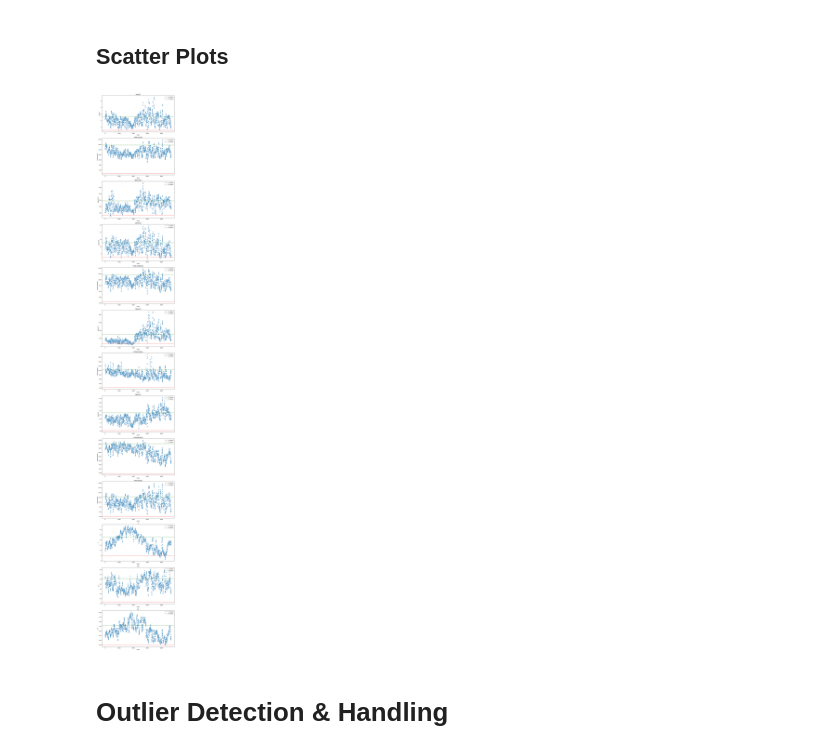
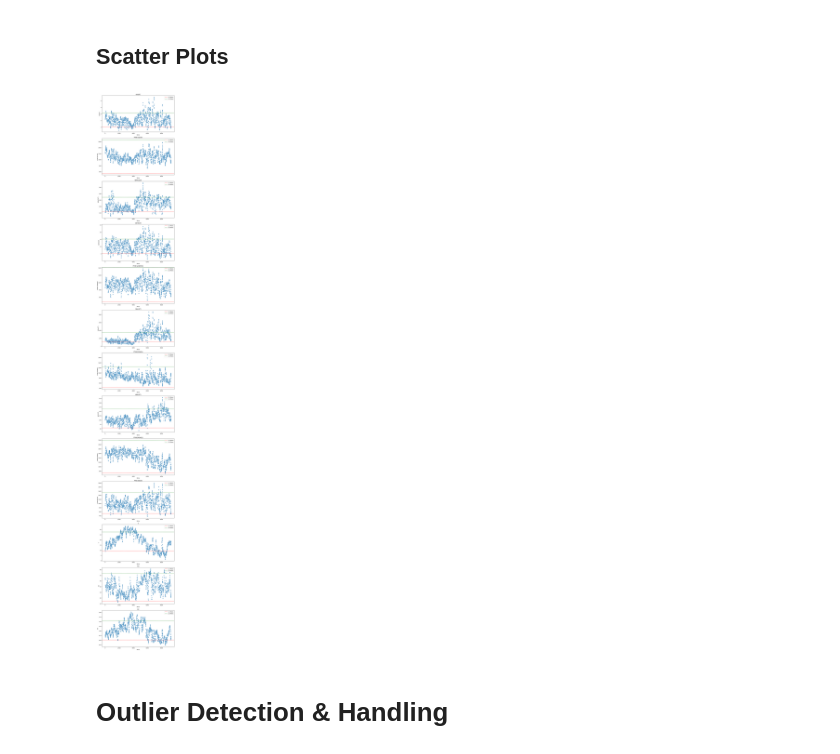
Before and after one commit to SushrutaBera/TAM-task, a Jupyter notebook: main.ipynb, the cells around one changed output. Cells and saved outputs as stored; diff of their text form; code cells hidden in the pictures.

```diff
--- a/main.ipynb
+++ b/main.ipynb
@@ -137,29 +138,29 @@ plt.show()
 # %%
 rolling_data = data.rolling(window=24).mean().iloc[::7]
 
 num_columns = rolling_data.shape[1]
 
 fig, axes = plt.subplots(nrows=13, ncols=1, figsize=(10, 70))
 axes = axes.flatten()
 
 for i, column in enumerate(rolling_data.columns):
     sns.scatterplot(data=rolling_data, x=rolling_data.index, y=column, ax=axes[i])
     axes[i].set_title(column)
 
     mean_value = rolling_data[column].mean()
 
-    axes[i].axhline(y=mean_value / 4, color='r', linestyle='--', label='1/2 Mean')
-    axes[i].axhline(y=5 * mean_value / 4, color='g', linestyle='--', label='3/2 Mean')
+    axes[i].axhline(y=mean_value / 2, color='r', linestyle='--', label='1/2 Mean')
+    axes[i].axhline(y=3 * mean_value / 2, color='g', linestyle='--', label='3/2 Mean')
     axes[i].legend()
 
 # Remove any unused subplots
 for j in range(i + 1, len(axes)):
     fig.delaxes(axes[j])
 
 plt.tight_layout()
 plt.show()
 # %% [output]
-[figure, old version]
+[figure, new version]
 # %% [markdown]
 # Outlier Detection & Handling
 # %% [markdown]
```
Also changed, not shown: parts of 4 cells of this notebook.
